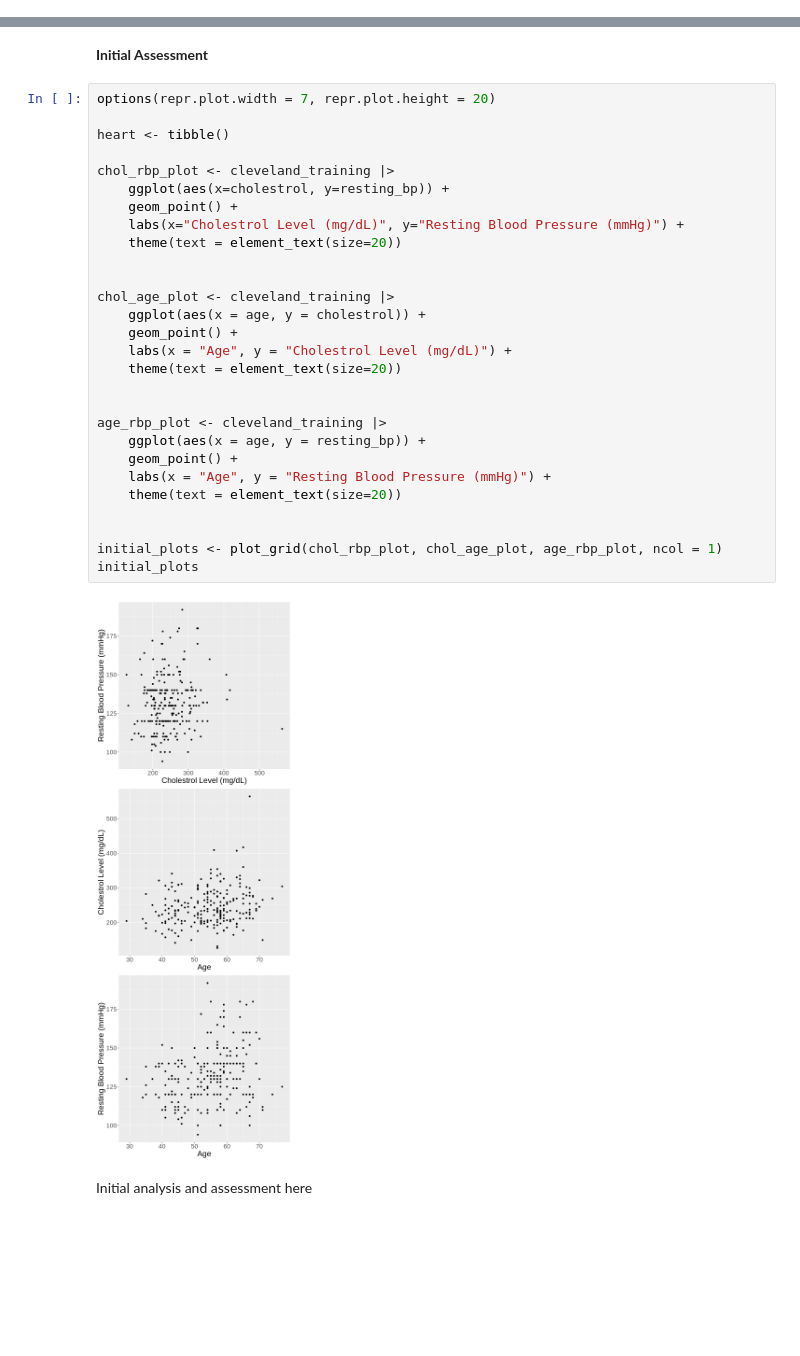
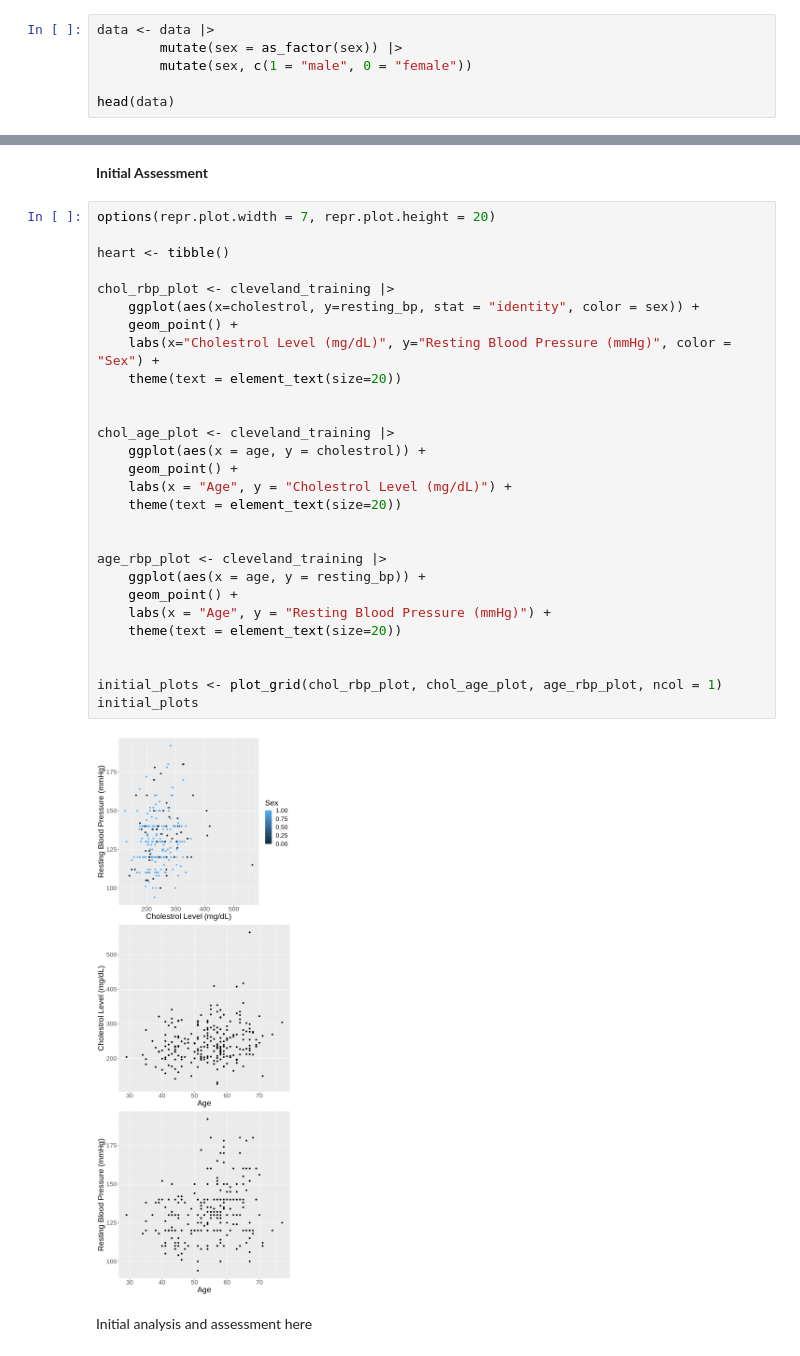
Before and after one commit to Indra011102/DSCI_Group_42_Project, a Jupyter notebook: Group_Project.ipynb, the cells around one changed output, grey strips where cells are left out. Cells and saved outputs as stored; diff of their text form; blank space fills up the shorter version.

Commit message:
Factorial sex

```diff
--- a/Group_Project.ipynb
+++ b/Group_Project.ipynb
@@ -96,3 +80,9 @@ A tibble: 6 × 10
 | 37 | 1 | 3 | 130 | 250 | 0 | 0 | 187 | ... |
 | 41 | 0 | 2 | 130 | 204 | 0 | 2 | 172 | ... |
 | 56 | 1 | 2 | 120 | 236 | 0 | 0 | 178 | ... |
+# %%
+data <- data |>
+        mutate(sex = as_factor(sex)) |>
+        mutate(sex, c(1 = "male", 0 = "female"))
+
+head(data)
@@ -122,33 +117,33 @@ paste("Number of N/A values:", sum(map_df(cleveland_training, is.na)))
 # %%
 options(repr.plot.width = 7, repr.plot.height = 20)
 
 heart <- tibble()
 
 chol_rbp_plot <- cleveland_training |>
-    ggplot(aes(x=cholestrol, y=resting_bp)) +
+    ggplot(aes(x=cholestrol, y=resting_bp, stat = "identity", color = sex)) +
     geom_point() +
-    labs(x="Cholestrol Level (mg/dL)", y="Resting Blood Pressure (mmHg)") +
+    labs(x="Cholestrol Level (mg/dL)", y="Resting Blood Pressure (mmHg)", color = "Sex") +
     theme(text = element_text(size=20))
 
 
 chol_age_plot <- cleveland_training |>
     ggplot(aes(x = age, y = cholestrol)) +
     geom_point() +
     labs(x = "Age", y = "Cholestrol Level (mg/dL)") +
     theme(text = element_text(size=20))
 
 
 age_rbp_plot <- cleveland_training |>
     ggplot(aes(x = age, y = resting_bp)) +
     geom_point() +
     labs(x = "Age", y = "Resting Blood Pressure (mmHg)") +
     theme(text = element_text(size=20))
 
 
 initial_plots <- plot_grid(chol_rbp_plot, chol_age_plot, age_rbp_plot, ncol = 1)
 initial_plots
 # %% [output]
-[figure, old version]
+[figure, new version]
 # %% [markdown]
 Initial analysis and assessment here
 # %% [markdown]
```
Also changed, not shown: parts of 5 cells of this notebook.
